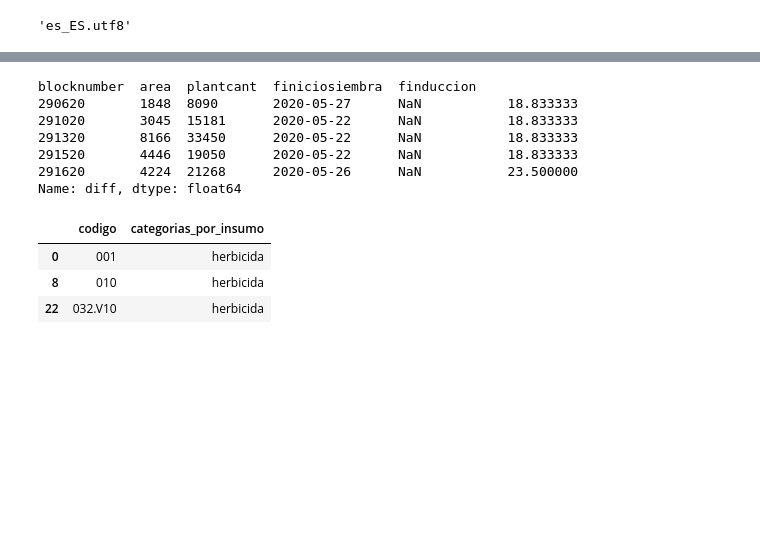
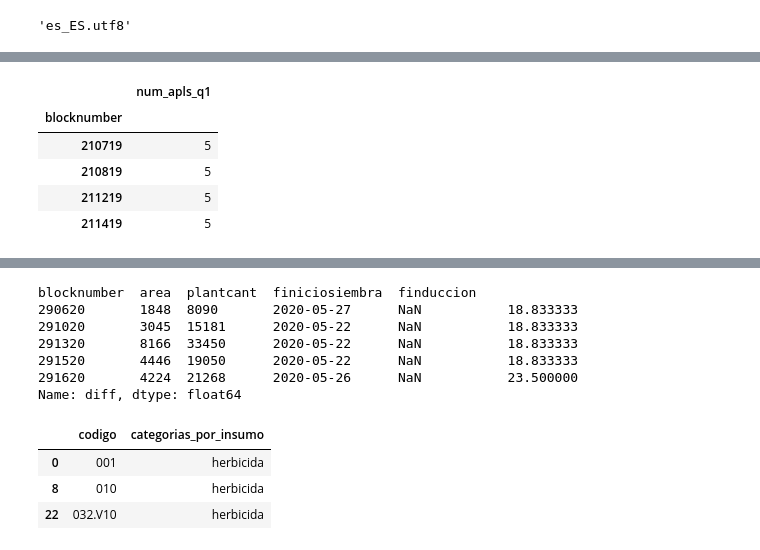
Before and after one commit to sergio-gonzalez-guapa/guapa_seguimiento_nutricion, a Jupyter notebook: process_data.ipynb, the cells around one changed output, grey strips where cells are left out. Saved outputs shown, nothing was run; the diff lists cells and outputs as text; code cells hidden in the pictures; blank space fills up the shorter version.

```diff
--- a/process_data.ipynb
+++ b/process_data.ipynb
@@ -10,0 +66,9 @@ from pandas.api.types import is_datetime64_any_dtype as is_datetime
+# %%
+df[(df['apldate'] > df['finiciosiembra'] + datetime.timedelta(weeks=12)) & (df['apldate'] < df['finiciosiembra'] + datetime.timedelta(weeks=24)) ].groupby("blocknumber")["apldate"].agg(num_apls_q2="count").reset_index()
+# %% [output]
+|  | num_apls_q1 |
+| blocknumber |  |
+| 210719 | 5 |
+| 210819 | 5 |
+| 211219 | 5 |
+| 211419 | 5 |
```
Also changed, not shown: parts of 12 cells of this notebook, 5 other files.
